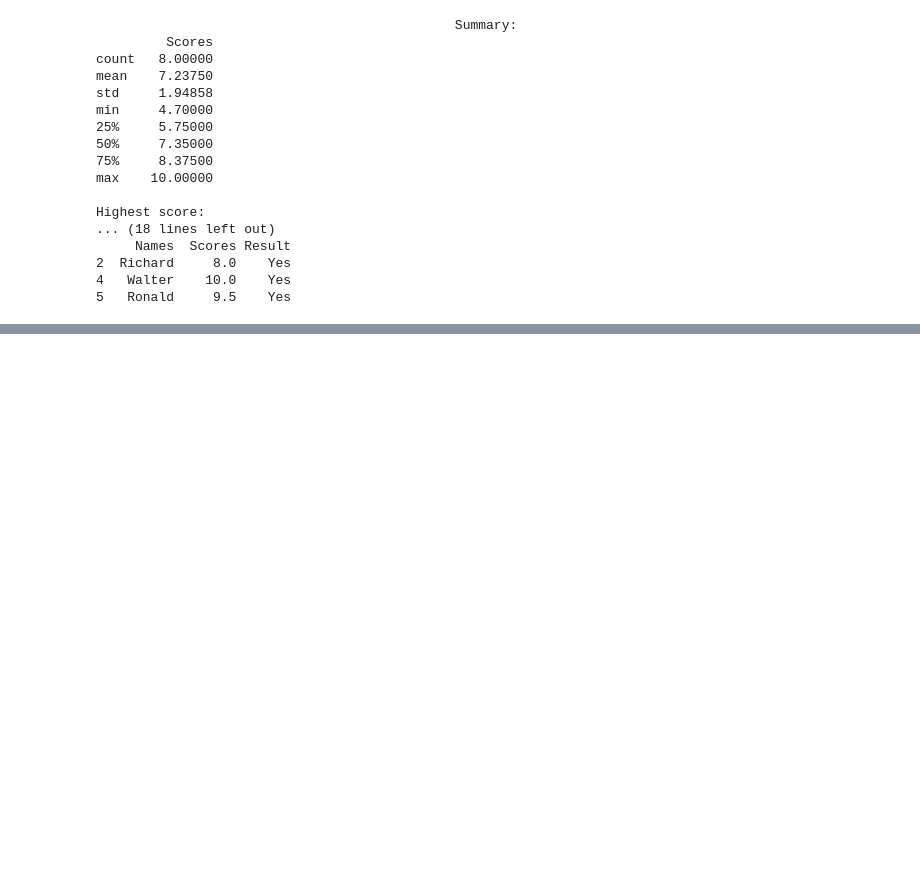
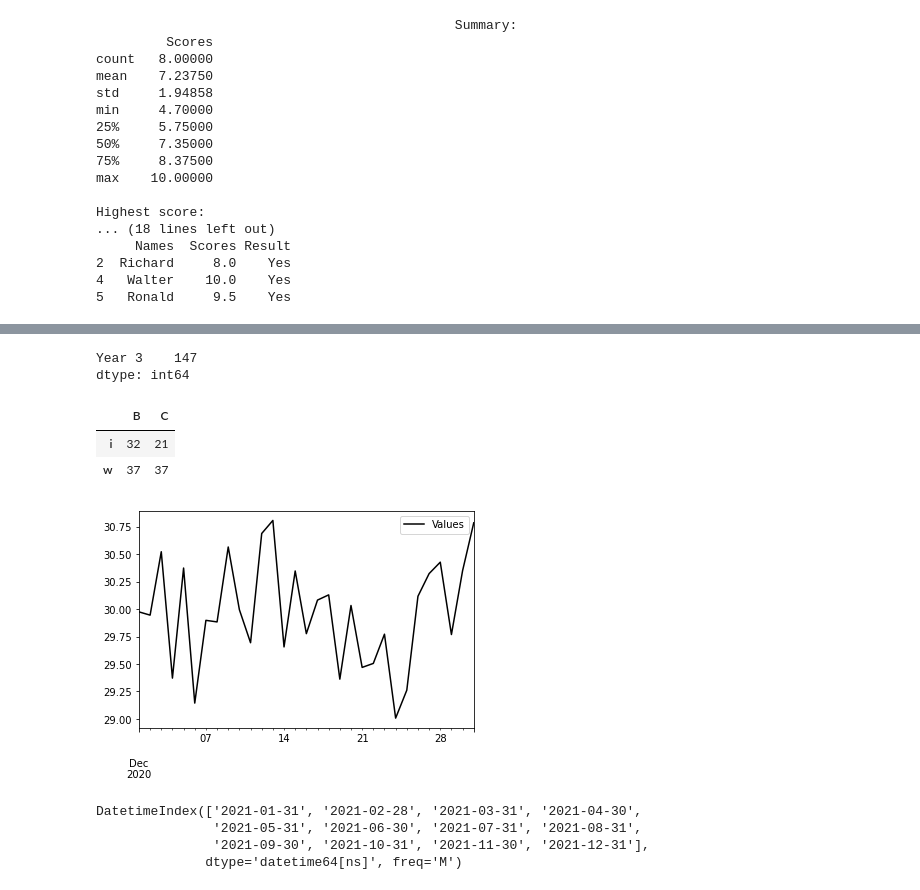
Before and after one commit to oscarteran/DataScience, a Jupyter notebook: Boot Camp Pandas.ipynb, the cells around one changed output, grey strips where cells are left out. Drawn from its saved outputs; the diff is of its cells as text; code cells hidden in the pictures; blank space fills up the shorter version.

```diff
--- a/Boot Camp Pandas.ipynb
+++ b/Boot Camp Pandas.ipynb
@@ -505,0 +923,40 @@ df = pd.dataFrame(dic)
+# %%
+# Ejercicio 39
+s = pd.Series([143, 134, 147, 129], index = ['Year '+str(i) for i in range(1,5)])
+s.drop(index= 'Year 1', inplace=True)
+s.drop(index= ['Year 2', 'Year 4'], inplace=True)
+s
+# %% [output]
+Year 3    147
+dtype: int64
+# %%
+# Ejercicio 40
+np.random.seed(77)
+data = np.random.randint(1,50,16).reshape((4,4))
+df = pd.DataFrame(data, index=list('ijkw'), columns=list('ABCD'))
+df.drop(labels=['k', 'j'], axis=0, inplace=True)
+df.drop(labels=['A', 'D'], axis=1, inplace=True)
+df
+# %% [output]
+|  | B | C |
+| i | 32 | 21 |
+| w | 37 | 37 |
+# %%
+# Ejercicio 41
+np.random.seed(21)
+ar = np.random.normal(30,0.5,31)
+df = pd.DataFrame(data=ar, columns=['Values'], index=pd.date_range(start='2020-12-01',
+                                                                   periods=31, freq='D'))
+df.plot(color='k')
+plt.show()
+# %% [output]
+[figure, added]
+# %%
+# Ejercicio 42
+month = pd.date_range(start='1-1-2021',periods=12, freq='M')
+month
+# %% [output]
+DatetimeIndex(['2021-01-31', '2021-02-28', '2021-03-31', '2021-04-30',
+               '2021-05-31', '2021-06-30', '2021-07-31', '2021-08-31',
+               '2021-09-30', '2021-10-31', '2021-11-30', '2021-12-31'],
+              dtype='datetime64[ns]', freq='M')
```
Also changed, not shown: parts of 90 cells of this notebook, 1 other file.
